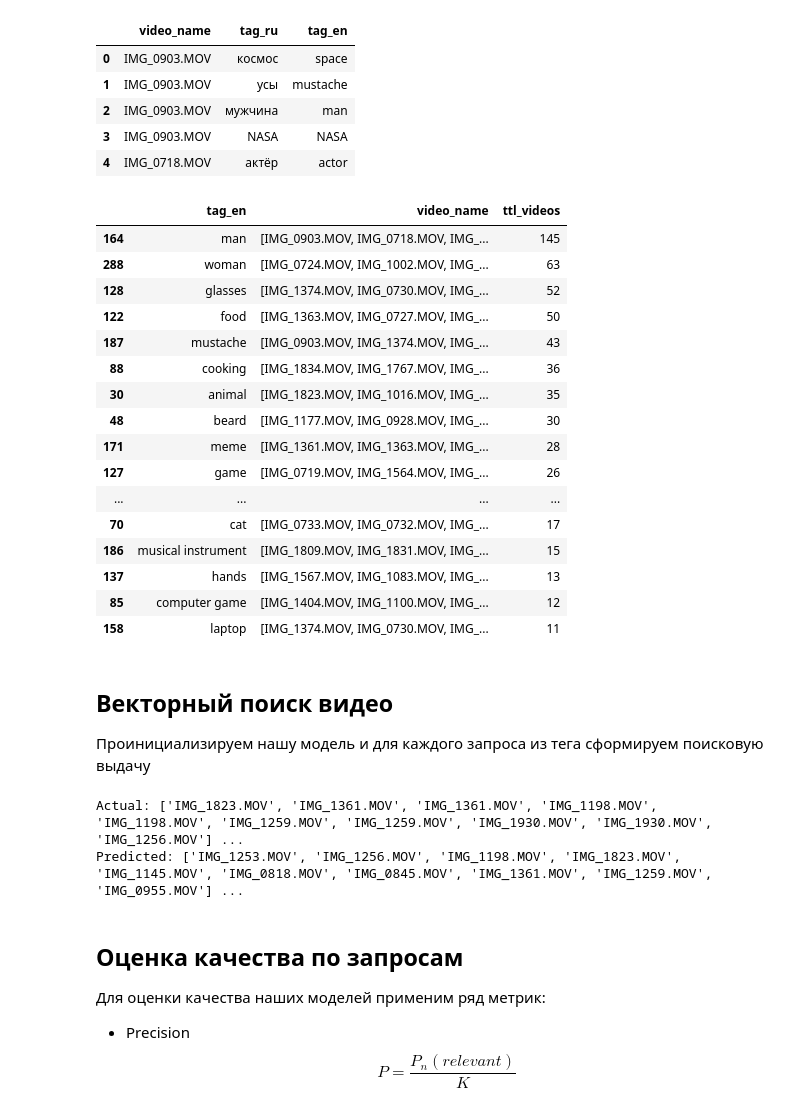
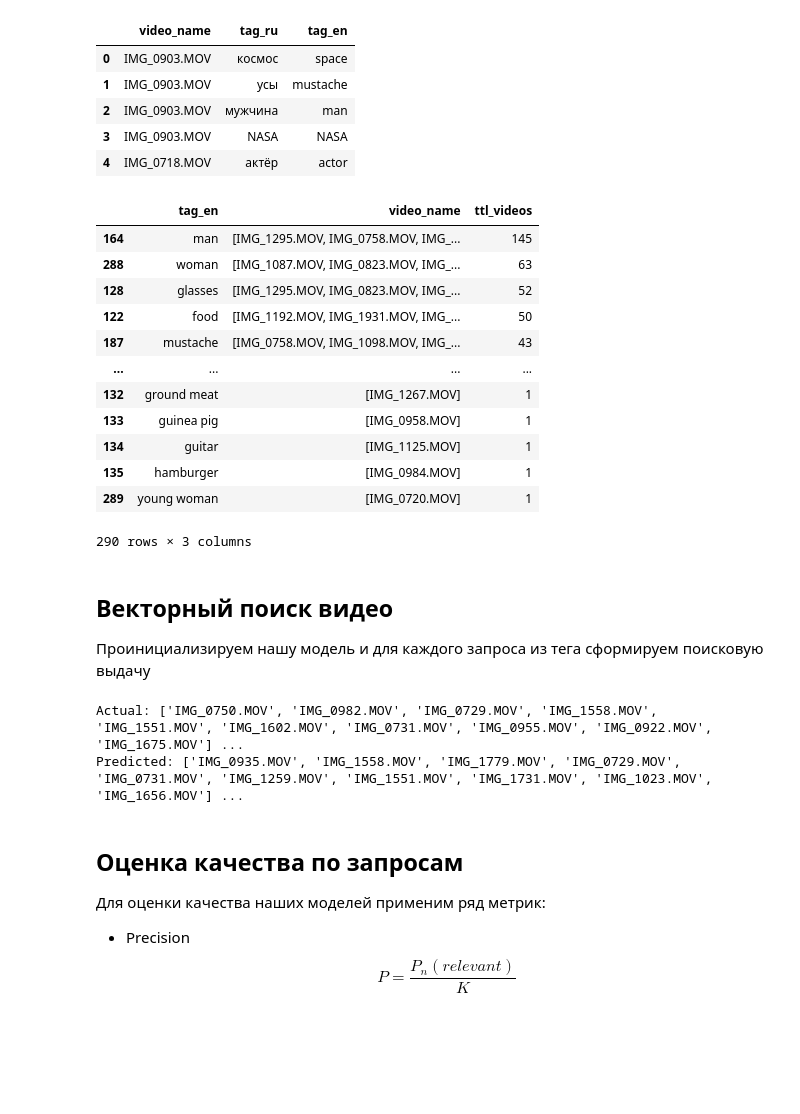
Before and after one commit to Tricar5/vector-search-hse, a Jupyter notebook: baseline/001.baseline.ipynb, the cells around one changed output. Cells and saved outputs as stored; diff of their text form; code cells hidden in the pictures; blank space fills up the shorter version.

```diff
--- a/baseline/001.baseline.ipynb
+++ b/baseline/001.baseline.ipynb
@@ -230,27 +225,22 @@ tags_df.head()
 # %%
 video_base = set(tags_df['video_name'].values)
 
-test_queries = tags_df.groupby('tag_en')['video_name'].agg(list).reset_index()
+test_queries = tags_df.groupby('tag_en')['video_name'].agg(set).reset_index()
 test_queries['ttl_videos'] = test_queries['video_name'].apply(lambda x: len(x))
-
-test_queries = test_queries[test_queries['ttl_videos'] > 10]
+test_queries['video_name'] = test_queries['video_name'].apply(list)
 
 test_queries.sort_values(by='ttl_videos', ascending=False)
 # %% [output]
 |  | tag_en | video_name | ttl_videos |
-| 164 | man | [IMG_0903.MOV, IMG_0718.MOV, IMG_... | 145 |
-| 288 | woman | [IMG_0724.MOV, IMG_1002.MOV, IMG_... | 63 |
-| 128 | glasses | [IMG_1374.MOV, IMG_0730.MOV, IMG_... | 52 |
-| 122 | food | [IMG_1363.MOV, IMG_0727.MOV, IMG_... | 50 |
-| 187 | mustache | [IMG_0903.MOV, IMG_1374.MOV, IMG_... | 43 |
-| 88 | cooking | [IMG_1834.MOV, IMG_1767.MOV, IMG_... | 36 |
-| 30 | animal | [IMG_1823.MOV, IMG_1016.MOV, IMG_... | 35 |
-| 48 | beard | [IMG_1177.MOV, IMG_0928.MOV, IMG_... | 30 |
-| 171 | meme | [IMG_1361.MOV, IMG_1363.MOV, IMG_... | 28 |
-| 127 | game | [IMG_0719.MOV, IMG_1564.MOV, IMG_... | 26 |
+| 164 | man | [IMG_1295.MOV, IMG_0758.MOV, IMG_... | 145 |
+| 288 | woman | [IMG_1087.MOV, IMG_0823.MOV, IMG_... | 63 |
+| 128 | glasses | [IMG_1295.MOV, IMG_0823.MOV, IMG_... | 52 |
+| 122 | food | [IMG_1192.MOV, IMG_1931.MOV, IMG_... | 50 |
+| 187 | mustache | [IMG_0758.MOV, IMG_1098.MOV, IMG_... | 43 |
 | ... | ... | ... | ... |
-| 70 | cat | [IMG_0733.MOV, IMG_0732.MOV, IMG_... | 17 |
-| 186 | musical instrument | [IMG_1809.MOV, IMG_1831.MOV, IMG_... | 15 |
-| 137 | hands | [IMG_1567.MOV, IMG_1083.MOV, IMG_... | 13 |
-| 85 | computer game | [IMG_1404.MOV, IMG_1100.MOV, IMG_... | 12 |
-| 158 | laptop | [IMG_1374.MOV, IMG_0730.MOV, IMG_... | 11 |
+| 132 | ground meat | [IMG_1267.MOV] | 1 |
+| 133 | guinea pig | [IMG_0958.MOV] | 1 |
+| 134 | guitar | [IMG_1125.MOV] | 1 |
+| 135 | hamburger | [IMG_0984.MOV] | 1 |
+| 289 | young woman | [IMG_0720.MOV] | 1 |
+290 rows × 3 columns
@@ -287,12 +279,12 @@ for text_query, relevant_items in query_dict.items():
         'predicted': predicted_items,
     }
 # %%
-QUERY = 'horse'
+QUERY = 'dog'
 print(f'Actual:', tests_per_query[QUERY]['relevant'][:10], '...')
 print(f'Predicted:', tests_per_query[QUERY]['predicted'][:10], '...')
 # %% [output]
-Actual: ['IMG_1823.MOV', 'IMG_1361.MOV', 'IMG_1361.MOV', 'IMG_1198.MOV', 'IMG_1198.MOV', 'IMG_1259.MOV', 'IMG_1259.MOV', 'IMG_1930.MOV', 'IMG_1930.MOV', 'IMG_1256.MOV'] ...
-Predicted: ['IMG_1253.MOV', 'IMG_1256.MOV', 'IMG_1198.MOV', 'IMG_1823.MOV', 'IMG_1145.MOV', 'IMG_0818.MOV', 'IMG_0845.MOV', 'IMG_1361.MOV', 'IMG_1259.MOV', 'IMG_0955.MOV'] ...
+Actual: ['IMG_0750.MOV', 'IMG_0982.MOV', 'IMG_0729.MOV', 'IMG_1558.MOV', 'IMG_1551.MOV', 'IMG_1602.MOV', 'IMG_0731.MOV', 'IMG_0955.MOV', 'IMG_0922.MOV', 'IMG_1675.MOV'] ...
+Predicted: ['IMG_0935.MOV', 'IMG_1558.MOV', 'IMG_1779.MOV', 'IMG_0729.MOV', 'IMG_0731.MOV', 'IMG_1259.MOV', 'IMG_1551.MOV', 'IMG_1731.MOV', 'IMG_1023.MOV', 'IMG_1656.MOV'] ...
 # %% [markdown]
 ## Оценка качества по запросам
 
```
Also changed, not shown: parts of 8 cells of this notebook, 1 other file.
